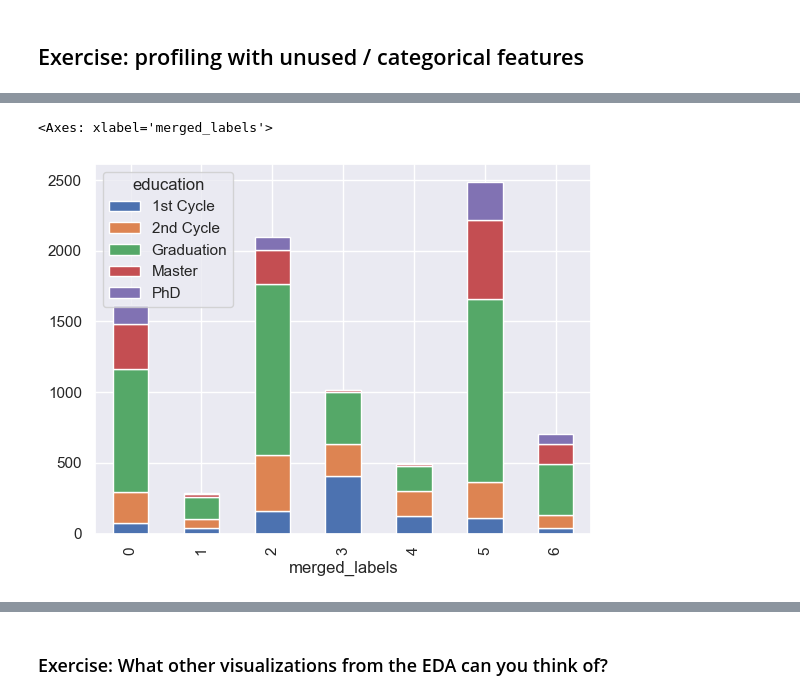
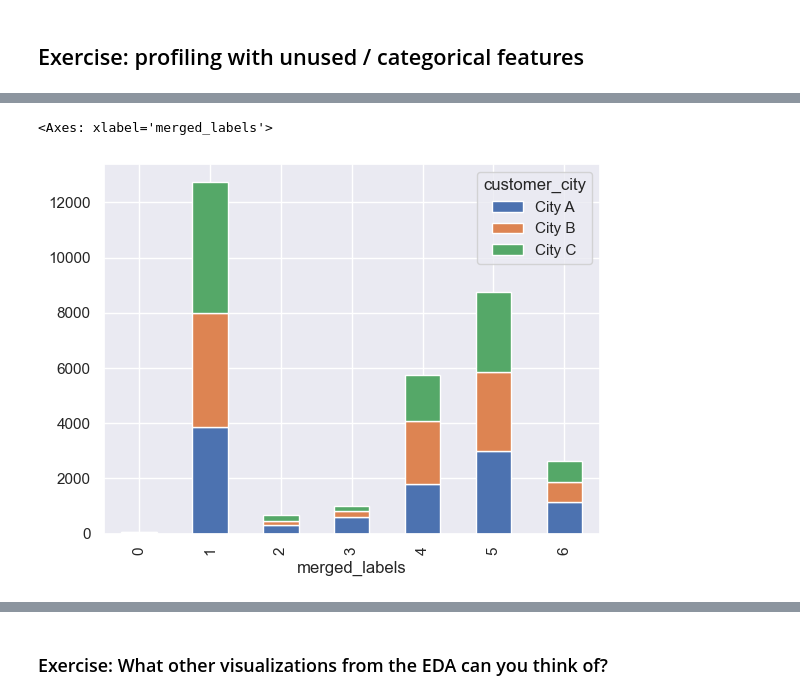
Before and after one commit to Telepatec/DataMiningProject, a Jupyter notebook: Clustering.ipynb, the cells around one changed output, grey strips where cells are left out. Saved outputs shown, nothing was run; the diff lists cells and outputs as text; code cells hidden in the pictures.

```diff
--- a/Clustering.ipynb
+++ b/Clustering.ipynb
@@ -772,8 +781,7 @@ behavior_features = [
 value_features = [
     'total_orders',
     'days_as_customer',
-    'money_spent',
-    'average_purchase'
+    'money_spent'
 ]
 
 df_behavior = df[behavior_features].copy()
@@ -1404,15 +1405,15 @@ sns.barplot(100*df_ci.value_counts()/merged_counts[ci])
 # %%
 df_cl_ed = df.groupby([
     "merged_labels",
-    "education",
-    ])['education'].size().unstack()
+    "customer_city",
+    ])['customer_city'].size().unstack()
 
 df_cl_ed
 
 
 df_cl_ed.plot.bar(stacked=True)
 # %% [output]
 <Axes: xlabel='merged_labels'>
-[figure, old version]
+[figure, new version]
 # %%
 df_cl_ed_pct = df_cl_ed.copy()
```
Also changed, not shown: parts of 58 cells of this notebook, 1 other file.
